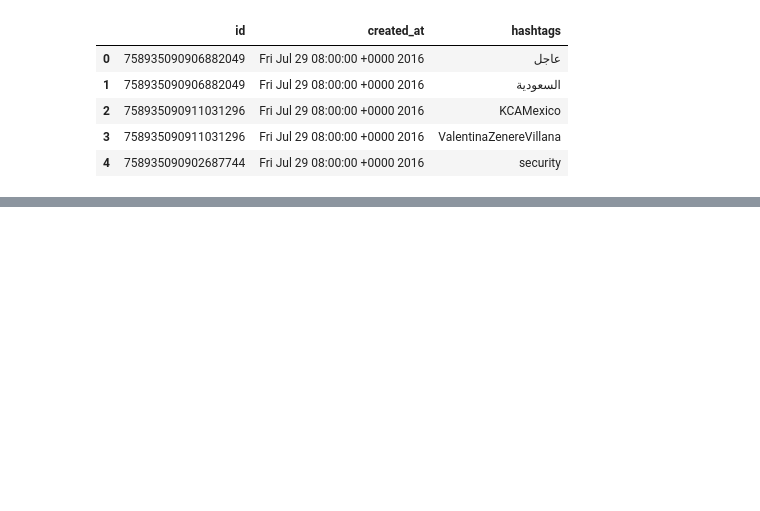
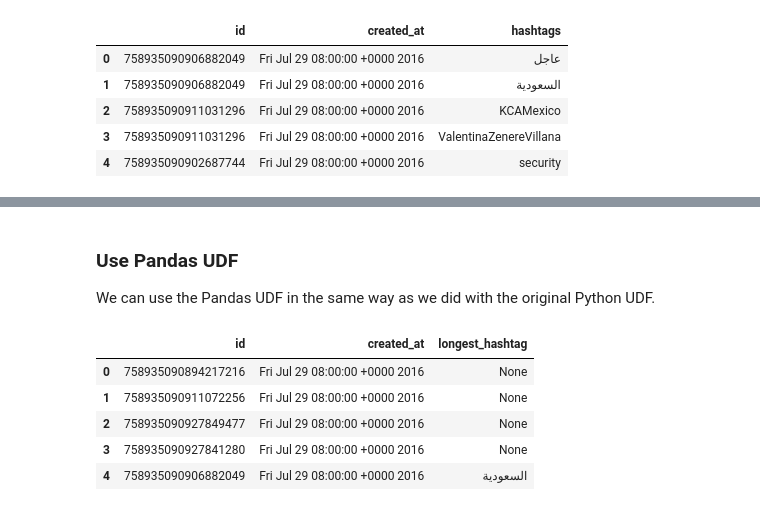
Before and after one commit to dimajix/spark-training, a Jupyter notebook: spark-python/jupyter-advanced/09 - Working with JSONs - Full.ipynb, the cells around one changed output, grey strips where cells are left out. Cells and saved outputs as stored; diff of their text form; code cells hidden in the pictures; blank space fills up the shorter version.

```diff
--- a/spark-python/jupyter-advanced/08 - Working with JSONs.ipynb
+++ b/spark-python/jupyter-advanced/09 - Working with JSONs - Full.ipynb
@@ -136,0 +330,19 @@ result.limit(5).toPandas()
+# %% [markdown]
+### Use Pandas UDF
+
+We can use the Pandas UDF in the same way as we did with the original Python UDF.
+# %%
+result = twitter \
+    .select(
+        twitter["id"],
+        twitter["created_at"],
+        select_longest_udf(twitter["entities.hashtags.text"]).alias("longest_hashtag")
+    )
+result.limit(5).toPandas()
+# %% [output]
+|  | id | created_at | longest_hashtag |
+| 0 | 758935090894217216 | Fri Jul 29 08:00:00 +0000 2016 | None |
+| 1 | 758935090911072256 | Fri Jul 29 08:00:00 +0000 2016 | None |
+| 2 | 758935090927849477 | Fri Jul 29 08:00:00 +0000 2016 | None |
+| 3 | 758935090927841280 | Fri Jul 29 08:00:00 +0000 2016 | None |
+| 4 | 758935090906882049 | Fri Jul 29 08:00:00 +0000 2016 | السعودية |
```
Also changed, not shown: parts of 38 cells of this notebook, 15 other files.
